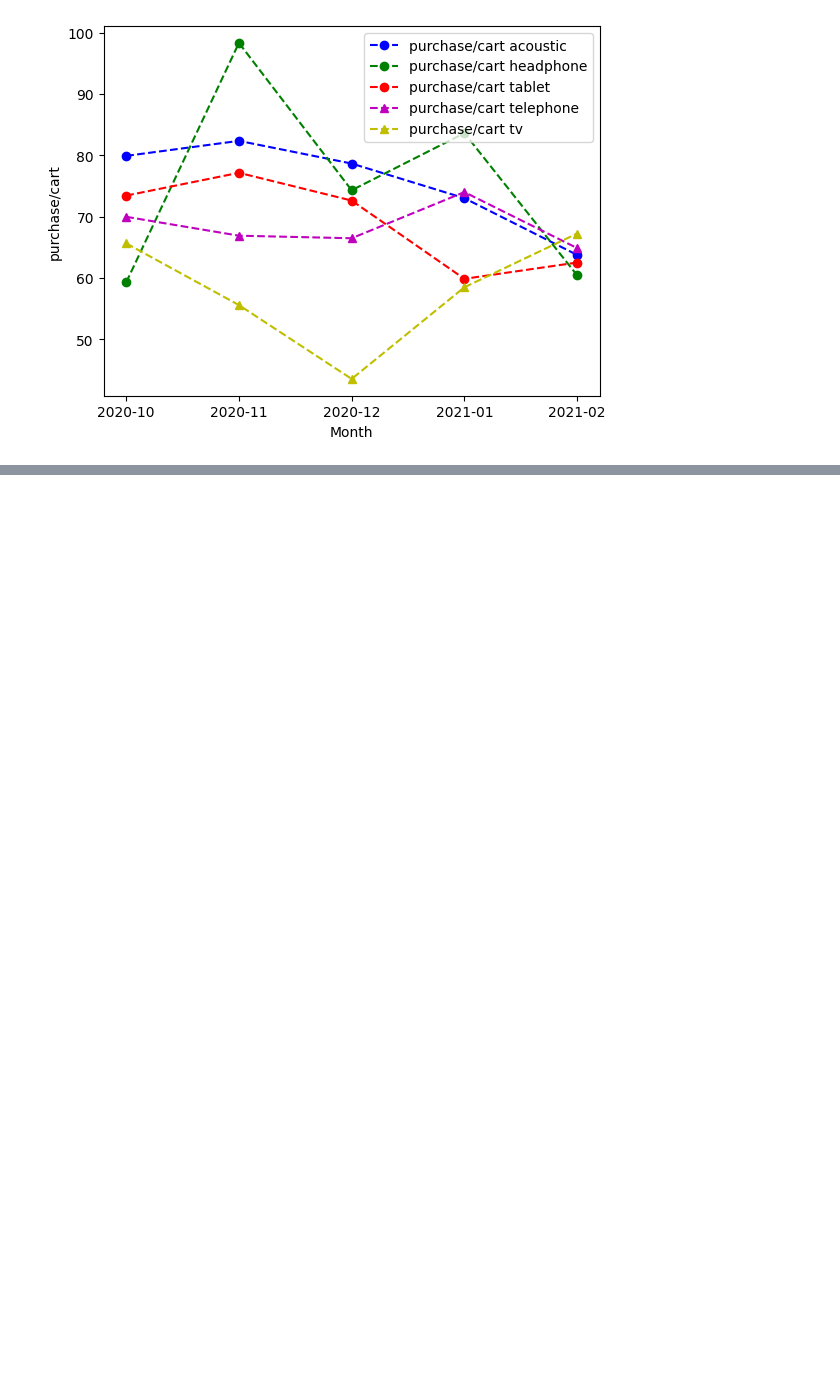
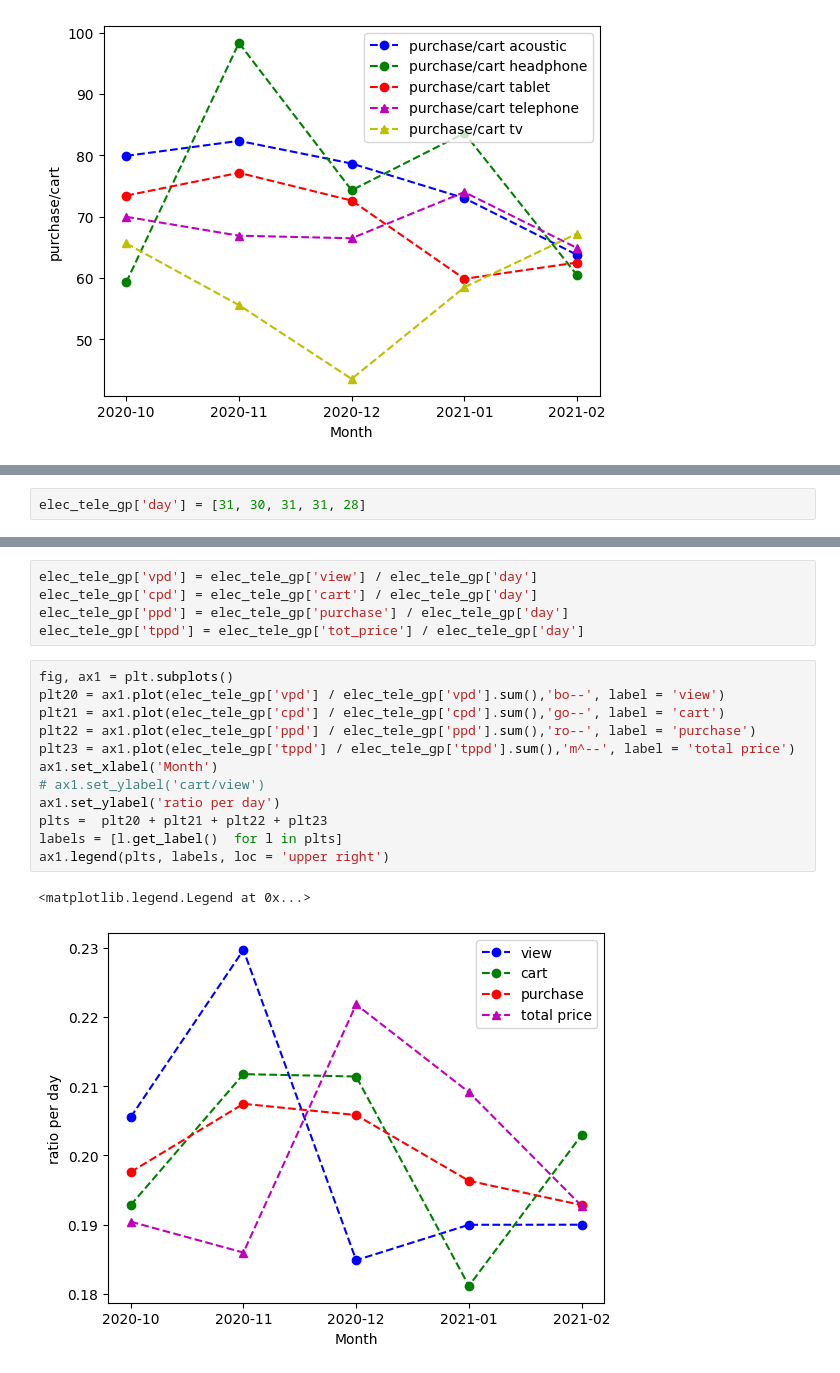
Before and after one commit to dlarhkd1211/electronic_commercial_data_analysis, a Jupyter notebook: analysis.ipynb, the cells around one changed output, grey strips where cells are left out. Saved outputs shown, nothing was run; the diff lists cells and outputs as text; blank space fills up the shorter version.

```diff
--- a/analysis.ipynb
+++ b/analysis.ipynb
@@ -364,0 +429,2 @@ ax1.legend(plts, labels, loc = 'upper right')
+# %%
+elec_tele_gp['day'] = [31, 30, 31, 31, 28]
@@ -364,0 +441,20 @@ ax1.legend(plts, labels, loc = 'upper right')
+# %%
+elec_tele_gp['vpd'] = elec_tele_gp['view'] / elec_tele_gp['day']
+elec_tele_gp['cpd'] = elec_tele_gp['cart'] / elec_tele_gp['day']
+elec_tele_gp['ppd'] = elec_tele_gp['purchase'] / elec_tele_gp['day']
+elec_tele_gp['tppd'] = elec_tele_gp['tot_price'] / elec_tele_gp['day']
+# %%
+fig, ax1 = plt.subplots()
+plt20 = ax1.plot(elec_tele_gp['vpd'] / elec_tele_gp['vpd'].sum(),'bo--', label = 'view')
+plt21 = ax1.plot(elec_tele_gp['cpd'] / elec_tele_gp['cpd'].sum(),'go--', label = 'cart')
+plt22 = ax1.plot(elec_tele_gp['ppd'] / elec_tele_gp['ppd'].sum(),'ro--', label = 'purchase')
+plt23 = ax1.plot(elec_tele_gp['tppd'] / elec_tele_gp['tppd'].sum(),'m^--', label = 'total price')
+ax1.set_xlabel('Month')
+# ax1.set_ylabel('cart/view')
+ax1.set_ylabel('ratio per day')
+plts =  plt20 + plt21 + plt22 + plt23
+labels = [l.get_label()  for l in plts]
+ax1.legend(plts, labels, loc = 'upper right')
+# %% [output]
+<matplotlib.legend.Legend at 0x...>
+[figure, added]
```
Also changed, not shown: parts of 20 cells of this notebook.
